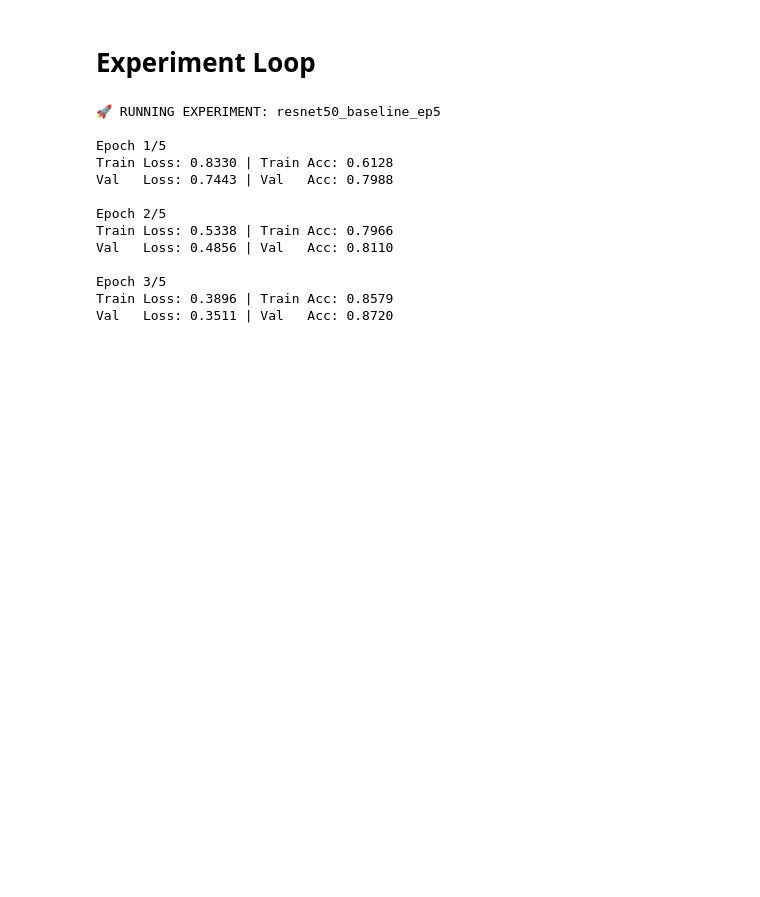
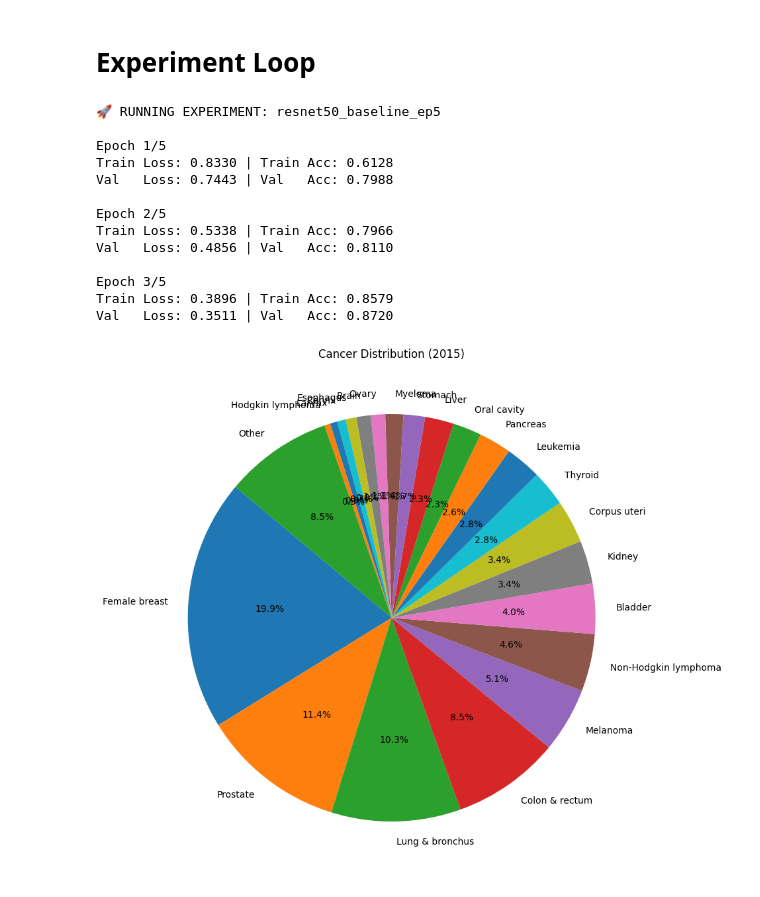
Before and after one commit to navneetshahi14/Lung-cancer-detection-using-CT-scan, a Jupyter notebook: Untitled.ipynb, the cells around one changed output. Drawn from its saved outputs; the diff is of its cells as text; code cells hidden in the pictures; blank space fills up the shorter version.

Commit message:
add graph

```diff
--- a/Untitled.ipynb
+++ b/Untitled.ipynb
@@ -156,3 +156,29 @@ Val   Loss: 0.4856 | Val   Acc: 0.8110
 Epoch 3/5
 Train Loss: 0.3896 | Train Acc: 0.8579
 Val   Loss: 0.3511 | Val   Acc: 0.8720
+# %%
+import matplotlib.pyplot as plt
+
+# Example data (approx from your chart)
+cancers = [
+    "Female breast", "Prostate", "Lung & bronchus", "Colon & rectum",
+    "Melanoma", "Non-Hodgkin lymphoma", "Bladder", "Kidney",
+    "Corpus uteri", "Thyroid", "Leukemia", "Pancreas", "Oral cavity",
+    "Liver", "Stomach", "Myeloma", "Ovary", "Brain", "Esophagus",
+    "Cervix", "Larynx", "Hodgkin lymphoma", "Other"
+]
+
+cases_2015 = [
+    350000, 200000, 180000, 150000,
+    90000, 80000, 70000, 60000,
+    60000, 50000, 50000, 45000, 40000,
+    40000, 30000, 25000, 20000, 20000,
+    15000, 12000, 10000, 8000, 150000
+]
+
+plt.figure(figsize=(10,10))
+plt.pie(cases_2015, labels=cancers, autopct='%1.1f%%', startangle=140)
+plt.title("Cancer Distribution (2015)")
+plt.show()
+# %% [output]
+[figure, added]
```
Also changed, not shown: parts of 1 cell of this notebook, 1 other file.
